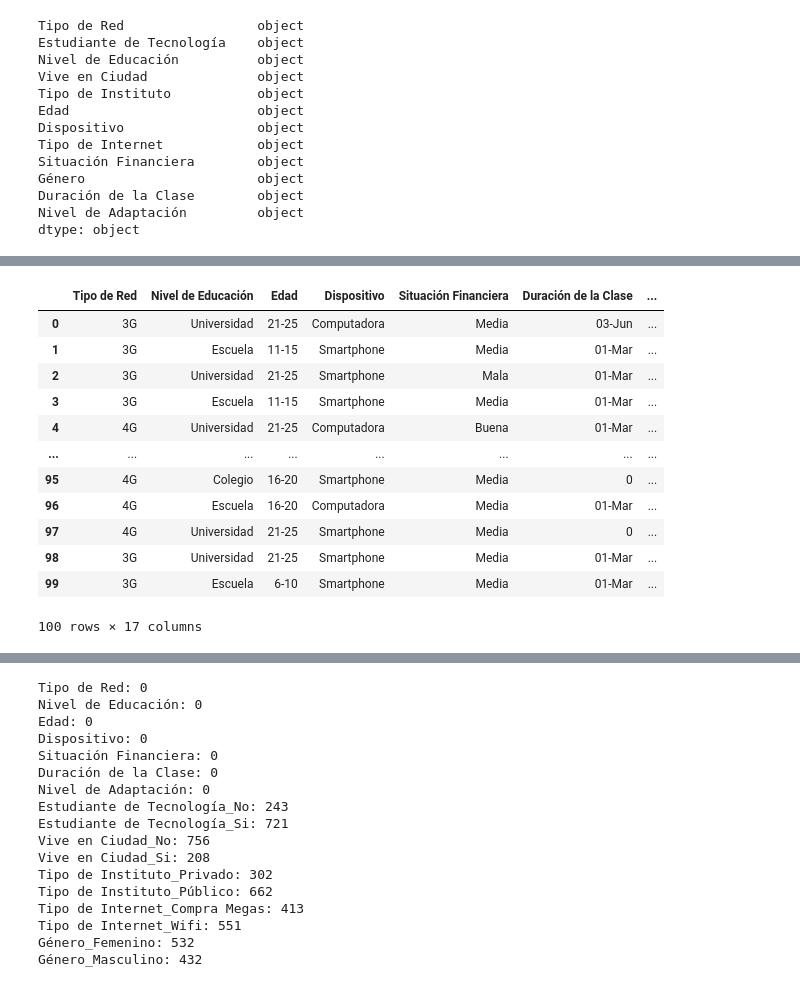
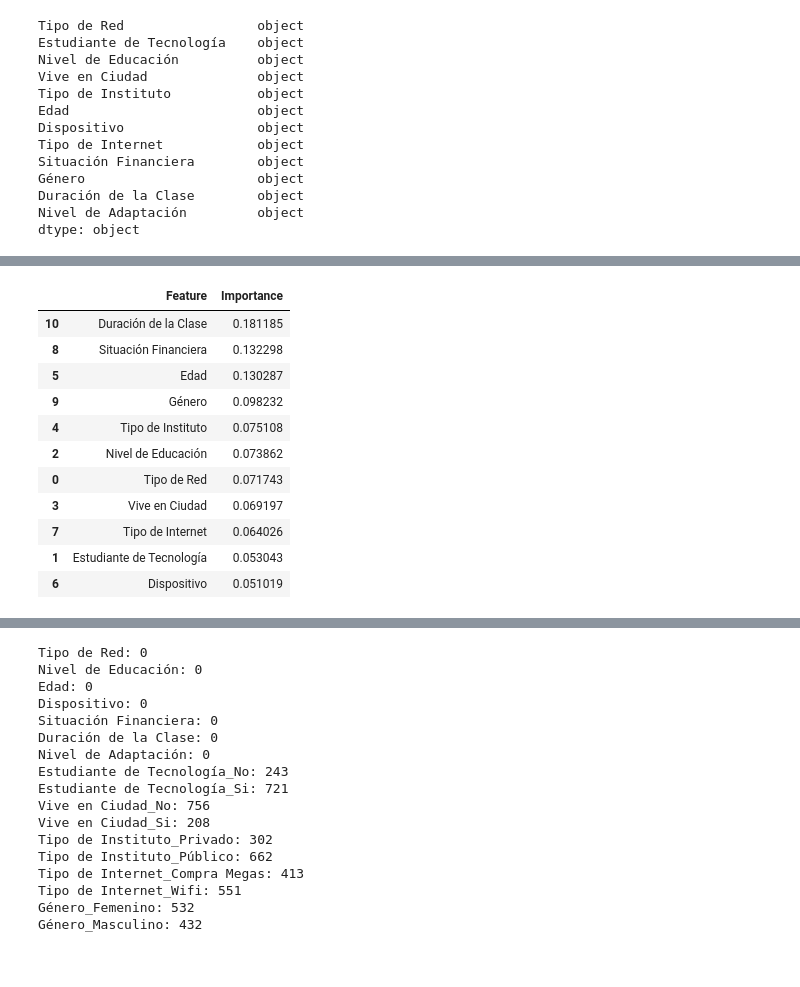
Before and after one commit to miky14n/Red-neuronal, a Jupyter notebook: Untitled.ipynb, the cells around one changed output, grey strips where cells are left out. Drawn from its saved outputs; the diff is of its cells as text; code cells hidden in the pictures.

```diff
--- a/Untitled.ipynb
+++ b/Untitled.ipynb
@@ -129,18 +115,36 @@ Nivel de Adaptación: ['Bajo', 'Moderado', 'Alto']
 # %%
 data_transform= data
 data_transform = pd.get_dummies(data, columns=[ 'Estudiante de Tecnología', "Vive en Ciudad",'Tipo de Instituto','Tipo de Internet','Género'])
-display(data_transform.head(100))
+#display(data_transform.head(100))
-# %% [output]
-|  | Tipo de Red | Nivel de Educación | Edad | Dispositivo | Situación Financiera | Duración de la Clase | ... |
-| 0 | 3G | Universidad | 21-25 | Computadora | Media | 03-Jun | ... |
-| 1 | 3G | Escuela | 11-15 | Smartphone | Media | 01-Mar | ... |
-| 2 | 3G | Universidad | 21-25 | Smartphone | Mala | 01-Mar | ... |
-| 3 | 3G | Escuela | 11-15 | Smartphone | Media | 01-Mar | ... |
-| 4 | 4G | Universidad | 21-25 | Computadora | Buena | 01-Mar | ... |
-| ... | ... | ... | ... | ... | ... | ... | ... |
-| 95 | 4G | Colegio | 16-20 | Smartphone | Media | 0 | ... |
-| 96 | 4G | Escuela | 16-20 | Computadora | Media | 01-Mar | ... |
-| 97 | 4G | Universidad | 21-25 | Smartphone | Media | 0 | ... |
-| 98 | 3G | Universidad | 21-25 | Smartphone | Media | 01-Mar | ... |
-| 99 | 3G | Escuela | 6-10 | Smartphone | Media | 01-Mar | ... |
-100 rows × 17 columns
+# %%
+# Crear el DataFrame
+df = pd.DataFrame(data)
+# Codificar las variables categóricas a números usando LabelEncoder
+df_encoded = df.apply(LabelEncoder().fit_transform)
+# Dividir el DataFrame en variables predictoras (X) y la variable objetivo (y)
+X = df_encoded.drop('Nivel de Adaptación', axis=1)
+y = df_encoded['Nivel de Adaptación']
+# Inicializar el clasificador RandomForestClassifier
+rf_classifier = RandomForestClassifier(n_estimators=100, random_state=42)
+# Entrenar el modelo
+rf_classifier.fit(X, y)
+# Obtener la importancia de las características
+feature_importances = rf_classifier.feature_importances_
+# Crear un DataFrame con las importancias de las características
+importance_df = pd.DataFrame({'Feature': X.columns, 'Importance': feature_importances})
+importance_df = importance_df.sort_values(by='Importance', ascending=False)
+# Mostrar las características más importantes
+importance_df
+# %% [output]
+|  | Feature | Importance |
+| 10 | Duración de la Clase | 0.181185 |
+| 8 | Situación Financiera | 0.132298 |
+| 5 | Edad | 0.130287 |
+| 9 | Género | 0.098232 |
+| 4 | Tipo de Instituto | 0.075108 |
+| 2 | Nivel de Educación | 0.073862 |
+| 0 | Tipo de Red | 0.071743 |
+| 3 | Vive en Ciudad | 0.069197 |
+| 7 | Tipo de Internet | 0.064026 |
+| 1 | Estudiante de Tecnología | 0.053043 |
+| 6 | Dispositivo | 0.051019 |
```
Also changed, not shown: parts of 26 cells of this notebook, 1 other file.
